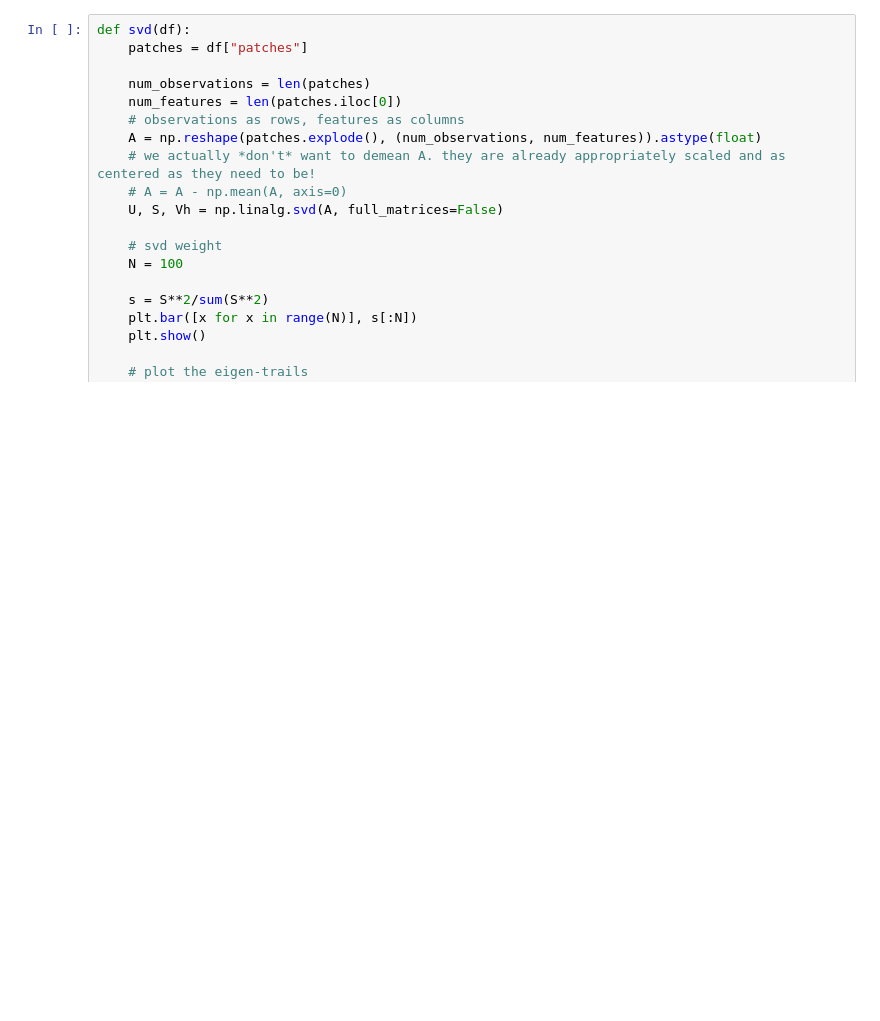
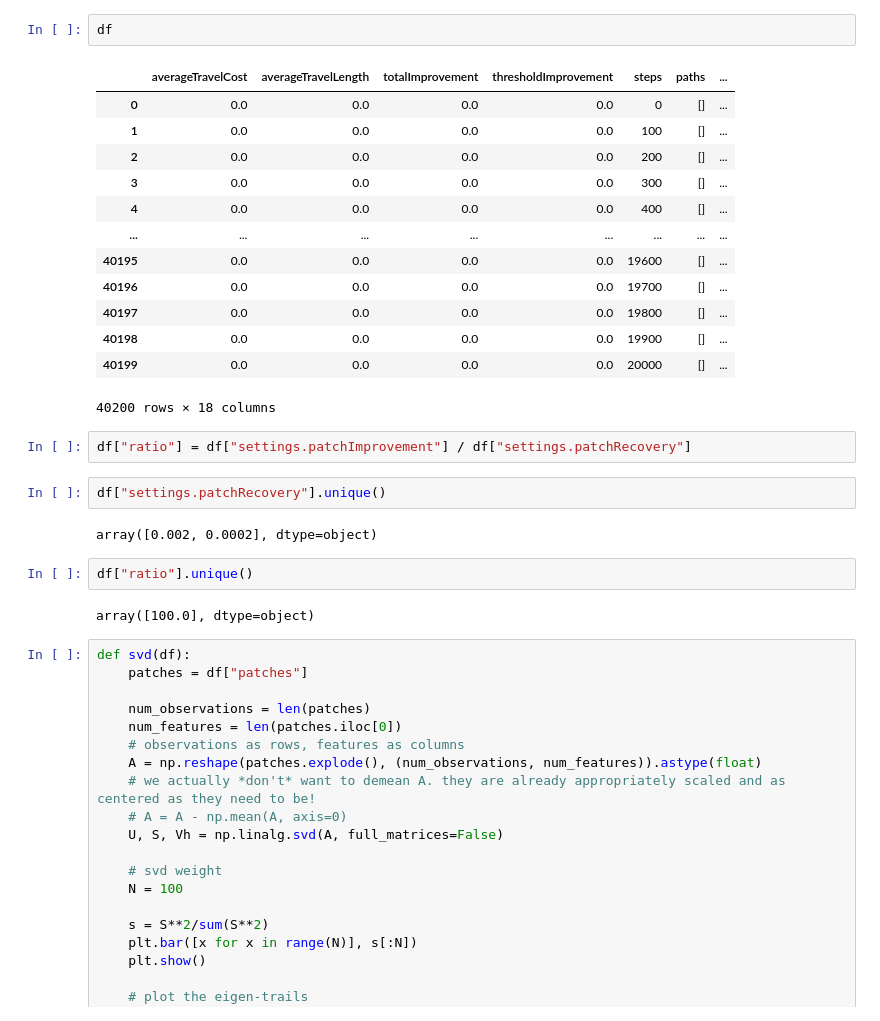
Before and after one commit to brendanwallace/animalpaths, a Jupyter notebook: julia/Paths/notebooks/svd.ipynb, the cells around one changed output. Drawn from its saved outputs; the diff is of its cells as text; blank space fills up the shorter version.

```diff
--- a/julia/Paths/notebooks/svd.ipynb
+++ b/julia/Paths/notebooks/svd.ipynb
@@ -18,3 +39,29 @@ df["run_id"] = [i // 201 for i in range(df.shape[0])]
+# %%
+df
+# %% [output]
+|  | averageTravelCost | averageTravelLength | totalImprovement | thresholdImprovement | steps | paths | ... |
+| 0 | 0.0 | 0.0 | 0.0 | 0.0 | 0 | [] | ... |
+| 1 | 0.0 | 0.0 | 0.0 | 0.0 | 100 | [] | ... |
+| 2 | 0.0 | 0.0 | 0.0 | 0.0 | 200 | [] | ... |
+| 3 | 0.0 | 0.0 | 0.0 | 0.0 | 300 | [] | ... |
+| 4 | 0.0 | 0.0 | 0.0 | 0.0 | 400 | [] | ... |
+| ... | ... | ... | ... | ... | ... | ... | ... |
+| 40195 | 0.0 | 0.0 | 0.0 | 0.0 | 19600 | [] | ... |
+| 40196 | 0.0 | 0.0 | 0.0 | 0.0 | 19700 | [] | ... |
+| 40197 | 0.0 | 0.0 | 0.0 | 0.0 | 19800 | [] | ... |
+| 40198 | 0.0 | 0.0 | 0.0 | 0.0 | 19900 | [] | ... |
+| 40199 | 0.0 | 0.0 | 0.0 | 0.0 | 20000 | [] | ... |
+40200 rows × 18 columns
+# %%
+df["ratio"] = df["settings.patchImprovement"] / df["settings.patchRecovery"]
+# %%
+df["settings.patchRecovery"].unique()
+# %% [output]
+array([0.002, 0.0002], dtype=object)
+# %%
+df["ratio"].unique()
+# %% [output]
+array([100.0], dtype=object)
 # %%
 def svd(df):
     patches = df["patches"]
```
Also changed, not shown: parts of 16 cells of this notebook, 4 other files.
